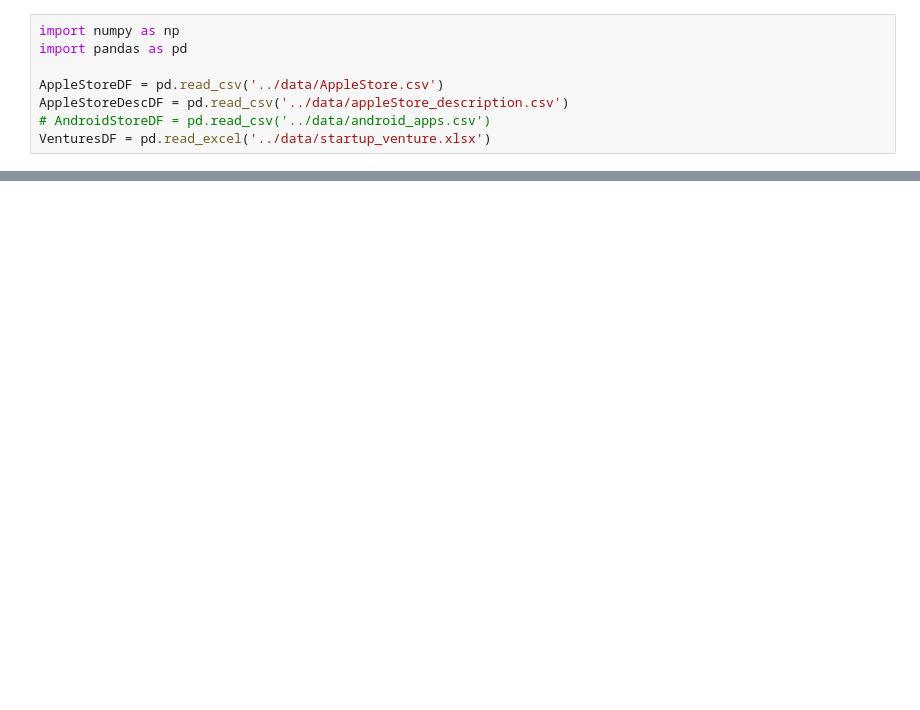
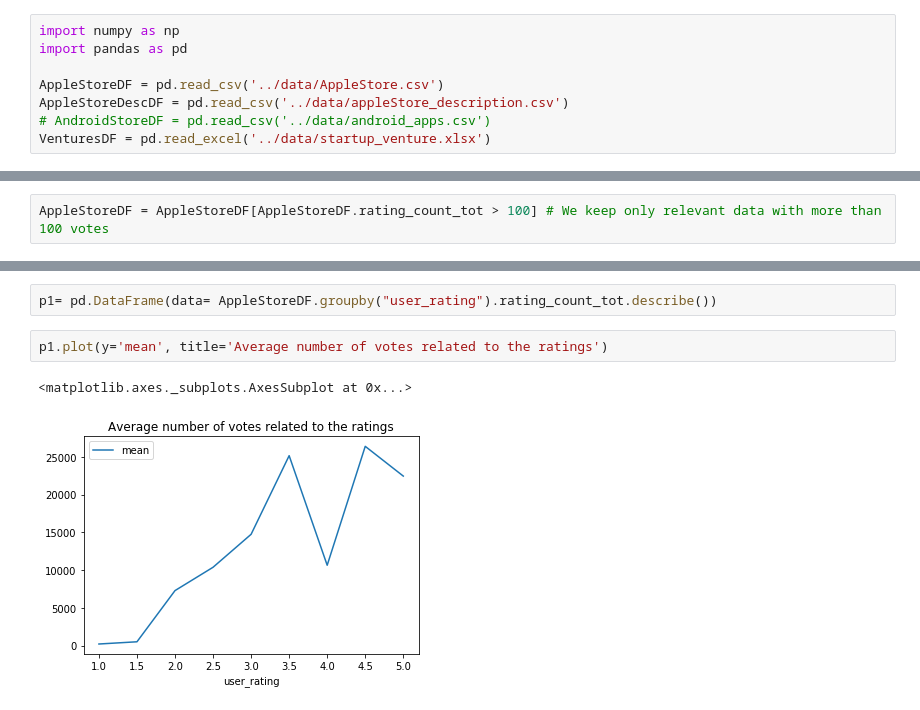
Before and after one commit to DonCarlosF/GroupProject, a Jupyter notebook: nb/AppStoreData.ipynb, the cells around one changed output, grey strips where cells are left out. Drawn from its saved outputs; the diff is of its cells as text; blank space fills up the shorter version.

```diff
--- a/nb/AppStoreData.ipynb
+++ b/nb/AppStoreData.ipynb
@@ -35,0 +99,2 @@ VenturesDF
+# %%
+AppleStoreDF = AppleStoreDF[AppleStoreDF.rating_count_tot > 100] # We keep only relevant data with more than 100 votes
@@ -35,0 +142,7 @@ VenturesDF
+# %%
+p1= pd.DataFrame(data= AppleStoreDF.groupby("user_rating").rating_count_tot.describe())
+# %%
+p1.plot(y='mean', title='Average number of votes related to the ratings')
+# %% [output]
+<matplotlib.axes._subplots.AxesSubplot at 0x...>
+[figure, added]
```
Also changed, not shown: parts of 15 cells of this notebook.
